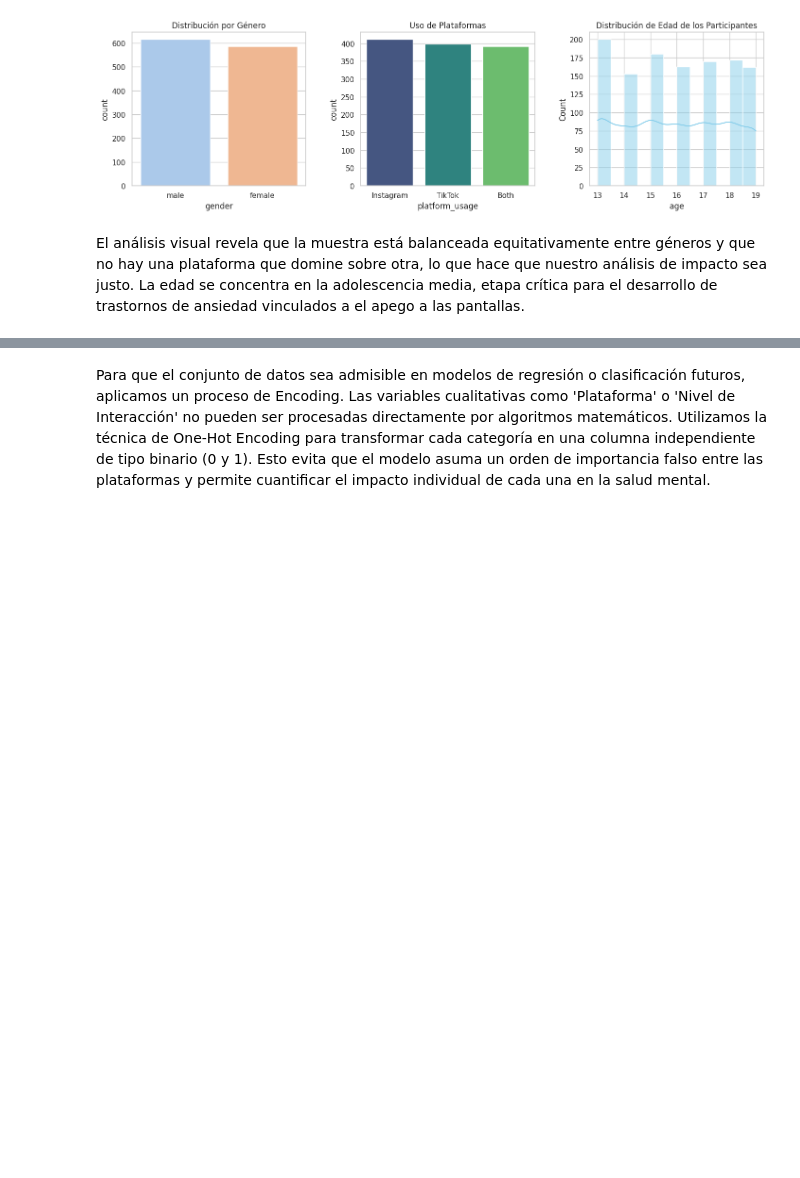
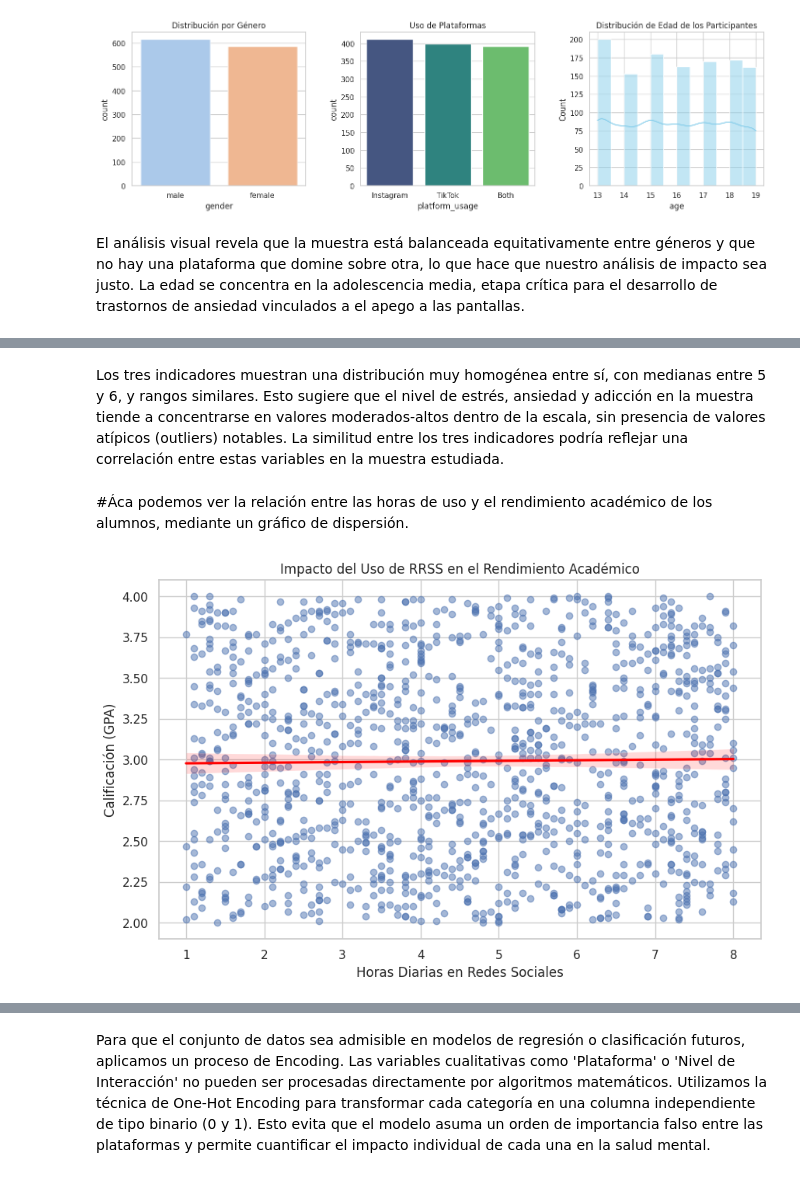
Before and after one commit to EricFlores1808/MINERIA_EF_LS_1, a Jupyter notebook: SocialMediaImpact.ipynb, the cells around one changed output, grey strips where cells are left out. Saved outputs shown, nothing was run; the diff lists cells and outputs as text; code cells hidden in the pictures; blank space fills up the shorter version.

```diff
--- a/SocialMediaImpact.ipynb
+++ b/SocialMediaImpact.ipynb
@@ -169,0 +193,15 @@ El análisis visual revela que la muestra está balanceada equitativamente entre
+# %% [markdown]
+Los tres indicadores muestran una distribución muy homogénea entre sí, con medianas entre 5 y 6, y rangos similares. Esto sugiere que el nivel de estrés, ansiedad y adicción en la muestra tiende a concentrarse en valores moderados-altos dentro de la escala, sin presencia de valores atípicos (outliers) notables. La similitud entre los tres indicadores podría reflejar una correlación entre estas variables en la muestra estudiada.
+# %% [markdown]
+#Áca podemos ver la relación entre las horas de uso y el rendimiento académico de los alumnos, mediante un gráfico de dispersión.
+# %%
+# Relación entre horas de uso y notas
+plt.figure(figsize=(10, 6))
+sb.regplot(data=df, x='daily_social_media_hours', y='academic_performance',
+           scatter_kws={'alpha':0.5}, line_kws={'color':'red'})
+plt.title('Impacto del Uso de RRSS en el Rendimiento Académico')
+plt.xlabel('Horas Diarias en Redes Sociales')
+plt.ylabel('Calificación (GPA)')
+plt.show()
+# %% [output]
+[figure, added]
```
Also changed, not shown: parts of 29 cells of this notebook.
